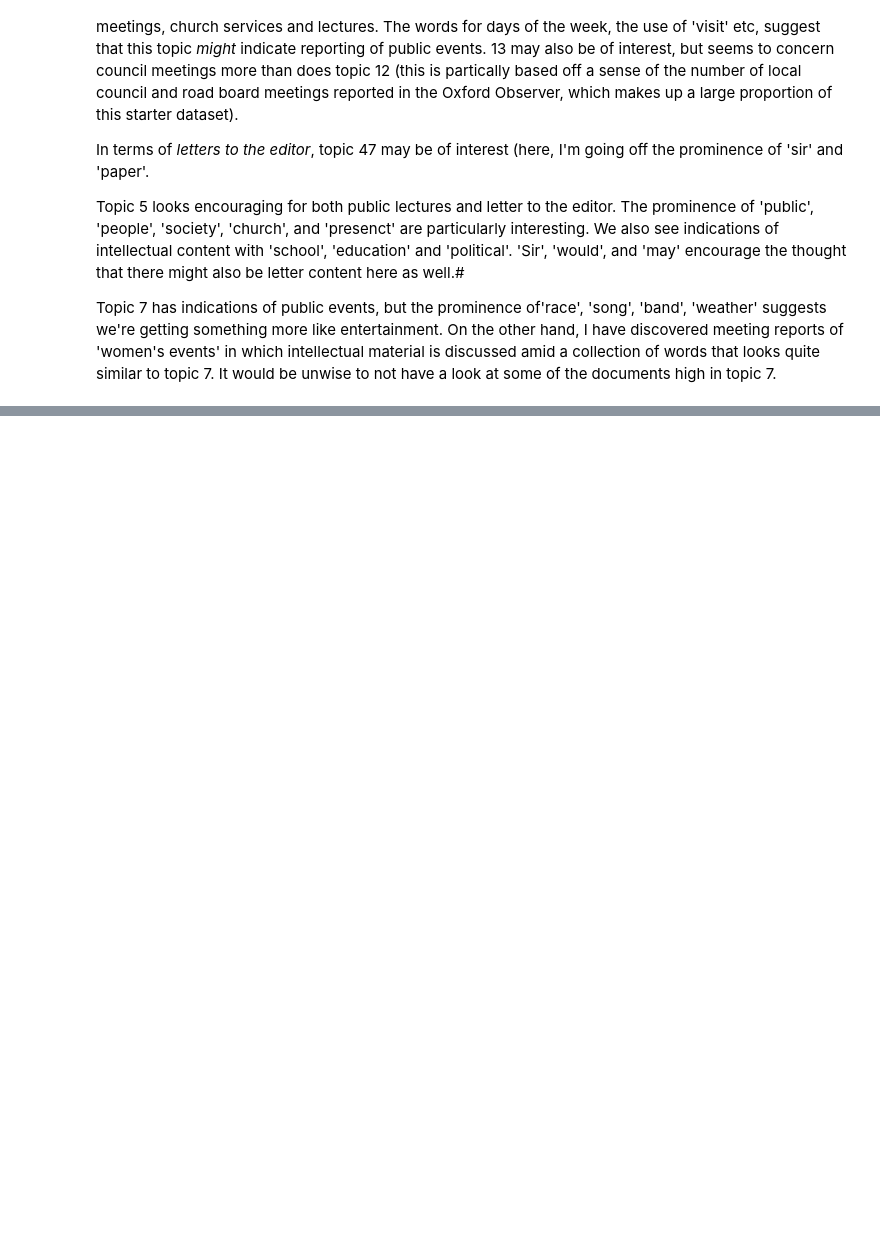
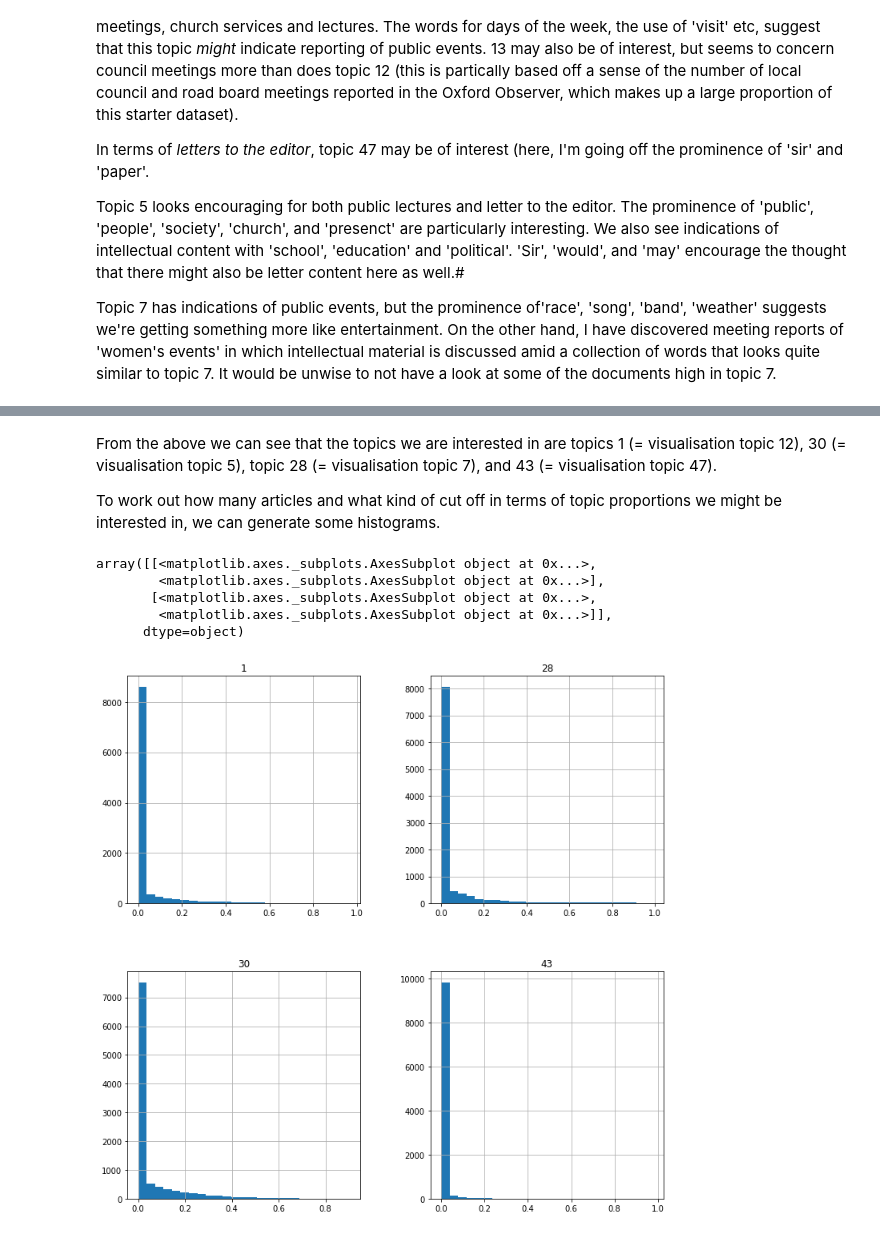
Before and after one commit to JoshuaDavidBlack/NPOD_Philosophy, a Jupyter notebook: starter_topicmodels.ipynb, the cells around one changed output, grey strips where cells are left out. Drawn from its saved outputs; the diff is of its cells as text; code cells hidden in the pictures; blank space fills up the shorter version.

```diff
--- a/starter_topicmodels.ipynb
+++ b/starter_topicmodels.ipynb
@@ -263,0 +271,3 @@ IFrame(src='visualisations/starter_model_50_11-12-2020_LDAvis.html', width=1800,
+# %%
+# TODO: rewrite to avoid SettingWithCopyWarning
+starter_corpus.items['Modelled'] = starter_model[starter_corpus]
@@ -263,0 +280,2 @@ IFrame(src='visualisations/starter_model_50_11-12-2020_LDAvis.html', width=1800,
+# %%
+starter_corpus_enriched = NL_topicmodels.topic_proportions(starter_corpus.items, starter_model.num_topics)
@@ -263,0 +326,13 @@ IFrame(src='visualisations/starter_model_50_11-12-2020_LDAvis.html', width=1800,
+# %% [markdown]
+From the above we can see that the topics we are interested in are topics 1 (= visualisation topic 12), 30 (= visualisation topic 5), topic 28 (= visualisation topic 7), and 43 (= visualisation topic 47).
+
+To work out how many articles and what kind of cut off in terms of topic proportions we might be interested in, we can generate some histograms.
+# %%
+starter_corpus_enriched.hist(column=[1, 30, 28, 43], figsize=[12, 12], bins=25)
+# %% [output]
+array([[<matplotlib.axes._subplots.AxesSubplot object at 0x...>,
+        <matplotlib.axes._subplots.AxesSubplot object at 0x...>],
+       [<matplotlib.axes._subplots.AxesSubplot object at 0x...>,
+        <matplotlib.axes._subplots.AxesSubplot object at 0x...>]],
+      dtype=object)
+[figure, added]
```
Also changed, not shown: parts of 9 cells of this notebook, 1 other file.
